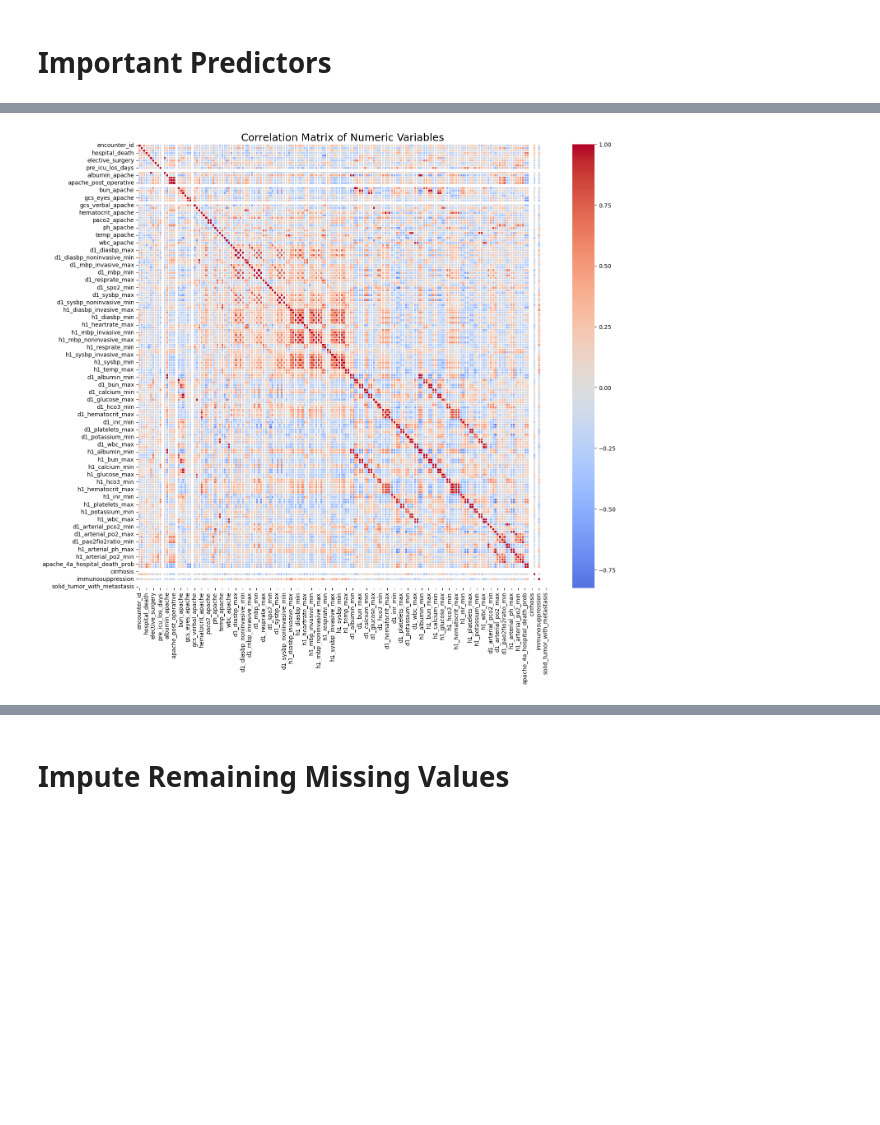
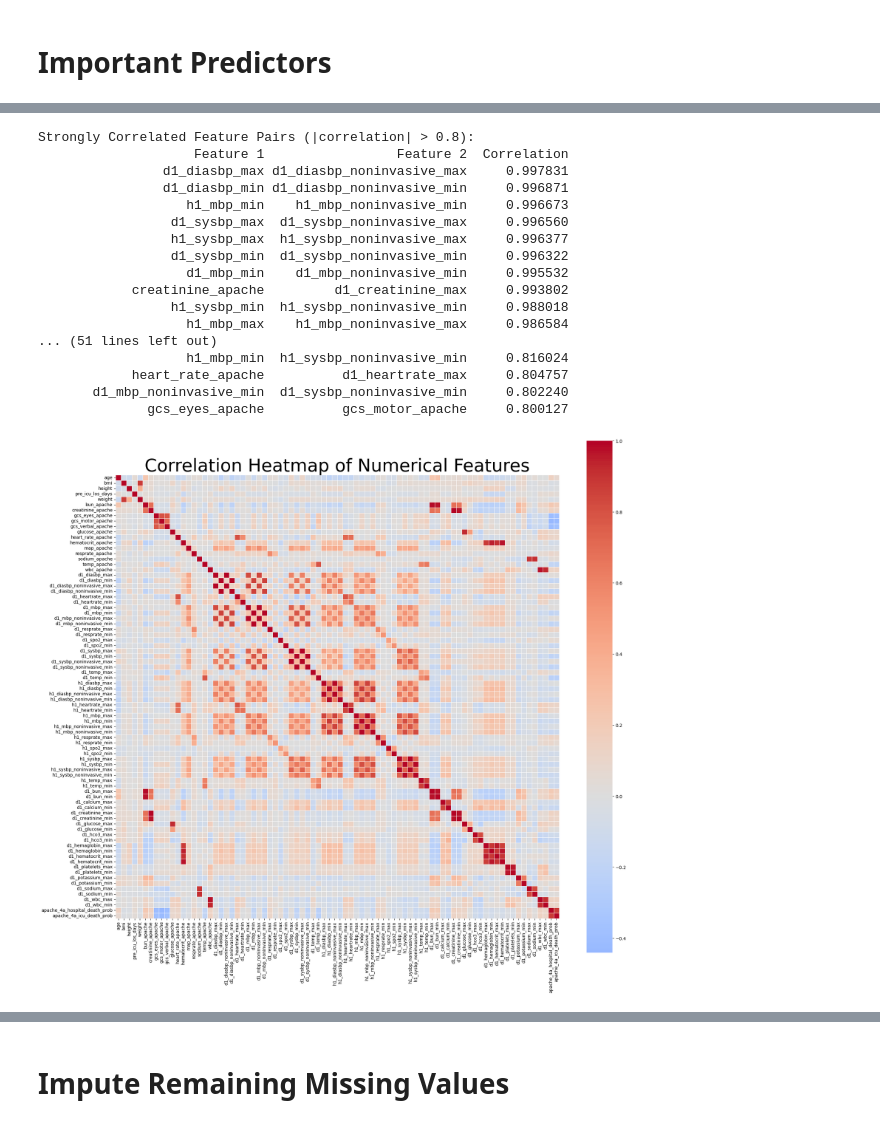
Before and after one commit to AlyssaMiaTaliotis/icu-dp, a Jupyter notebook: notebooks/data_cleaning.ipynb, the cells around one changed output, grey strips where cells are left out. Cells and saved outputs as stored; diff of their text form; code cells hidden in the pictures; blank space fills up the shorter version.

Commit message:
Data cleaning

```diff
--- a/notebooks/data_cleaning.ipynb
+++ b/notebooks/data_cleaning.ipynb
@@ -8,7 +11,7 @@ import os
 # Load and Inspect Data
 # %%
 # Load the dataset
-df = pd.read_csv("./data/training_v2.csv")
+df = pd.read_csv("../data/training_v2.csv")
 
 # Shape
 print("Shape of dataset:", df.shape)
@@ -68,6 +91,9 @@ print("Shape before:", df.shape)
 print("Shape after dropping columns with >50% missing:", df_filtered.shape)
 
 df = df_filtered
+
+# Remove readmisison status becausesame value for all observations
+df = df.drop(columns=['readmission_status'])
 # %% [output]
 Shape before: (91713, 186)
 Shape after dropping columns with >50% missing: (91713, 112)
@@ -87,17 +170,40 @@ Shape after dropping columns with >50% missing: (91713, 112)
 # %%
-# Select only numeric columns
-numeric_df = df.select_dtypes(include=['float64', 'int64'])
+numerical_df=df[numerical_cols]
 
-# Drop rows with missing values just for the correlation plot (you can impute later)
-corr_df = numeric_df.dropna()
+corr_matrix = numerical_df.corr().abs()
+upper_tri = corr_matrix.where(~np.tril(np.ones(corr_matrix.shape)).astype(bool))
+strong_corr = upper_tri.stack().reset_index()
+strong_corr.columns = ['Feature 1', 'Feature 2', 'Correlation']
+strong_corr = strong_corr[strong_corr['Correlation'] > 0.8].sort_values(by='Correlation', ascending=False)
 
-# Compute correlation matrix
-corr_matrix = corr_df.corr()
-
-# Plot the heatmap
-plt.figure(figsize=(16, 14))
-sns.heatmap(corr_matrix, annot=False, cmap='coolwarm', center=0, linewidths=0.5)
-plt.title('Correlation Matrix of Numeric Variables', fontsize=18)
-plt.show()
+# Print results
+print("Strongly Correlated Feature Pairs (|correlation| > 0.8):")
+print(strong_corr.to_string(index=False))
 # %% [output]
-[figure, removed]
+Strongly Correlated Feature Pairs (|correlation| > 0.8):
+                    Feature 1                 Feature 2  Correlation
+                d1_diasbp_max d1_diasbp_noninvasive_max     0.997831
+                d1_diasbp_min d1_diasbp_noninvasive_min     0.996871
+                   h1_mbp_min    h1_mbp_noninvasive_min     0.996673
+                 d1_sysbp_max  d1_sysbp_noninvasive_max     0.996560
+                 h1_sysbp_max  h1_sysbp_noninvasive_max     0.996377
+                 d1_sysbp_min  d1_sysbp_noninvasive_min     0.996322
+                   d1_mbp_min    d1_mbp_noninvasive_min     0.995532
+            creatinine_apache         d1_creatinine_max     0.993802
+                 h1_sysbp_min  h1_sysbp_noninvasive_min     0.988018
+                   h1_mbp_max    h1_mbp_noninvasive_max     0.986584
+... (51 lines left out)
+                   h1_mbp_min  h1_sysbp_noninvasive_min     0.816024
+            heart_rate_apache          d1_heartrate_max     0.804757
+       d1_mbp_noninvasive_min  d1_sysbp_noninvasive_min     0.802240
+              gcs_eyes_apache          gcs_motor_apache     0.800127
+# %%
+corr_matrix = numerical_df.corr()
+
+# Plot heatmap
+plt.figure(figsize=(20, 18))
+sns.heatmap(corr_matrix, cmap="coolwarm", center=0, annot=False, square=True, linewidths=0.5)
+plt.title("Correlation Heatmap of Numerical Features", fontsize=40)
+plt.tight_layout()
+# %% [output]
+[figure, added]
```
Also changed, not shown: parts of 30 cells of this notebook, 2 other files.
